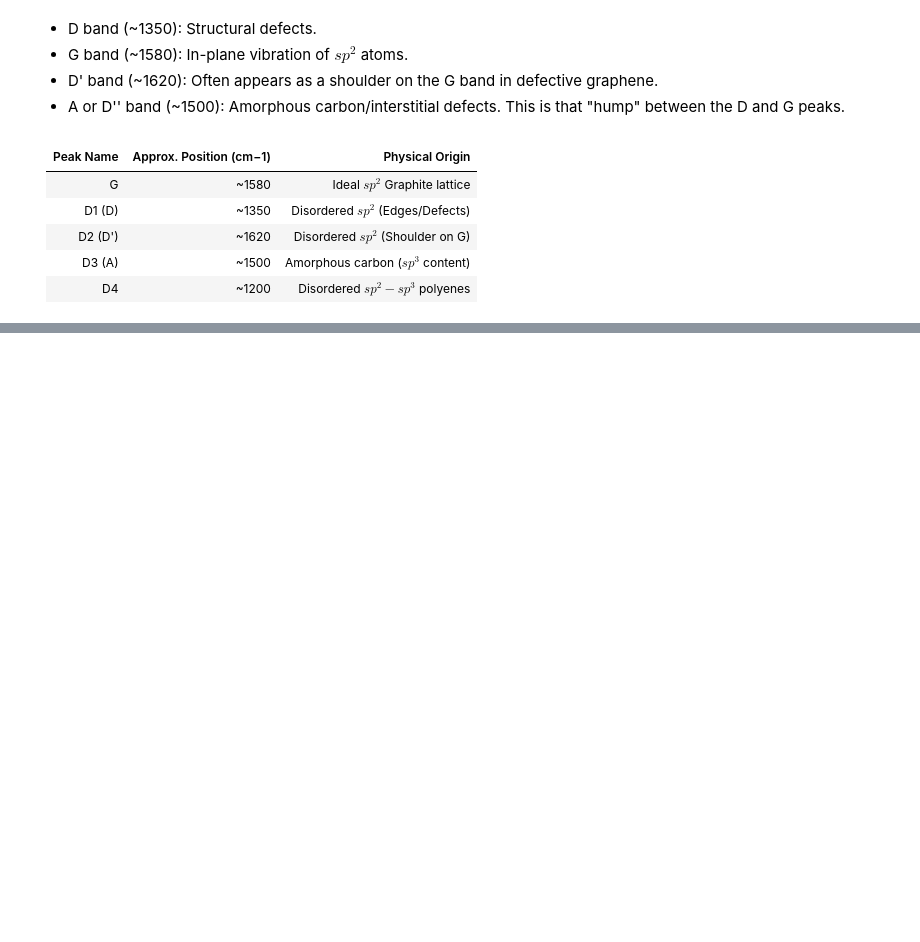
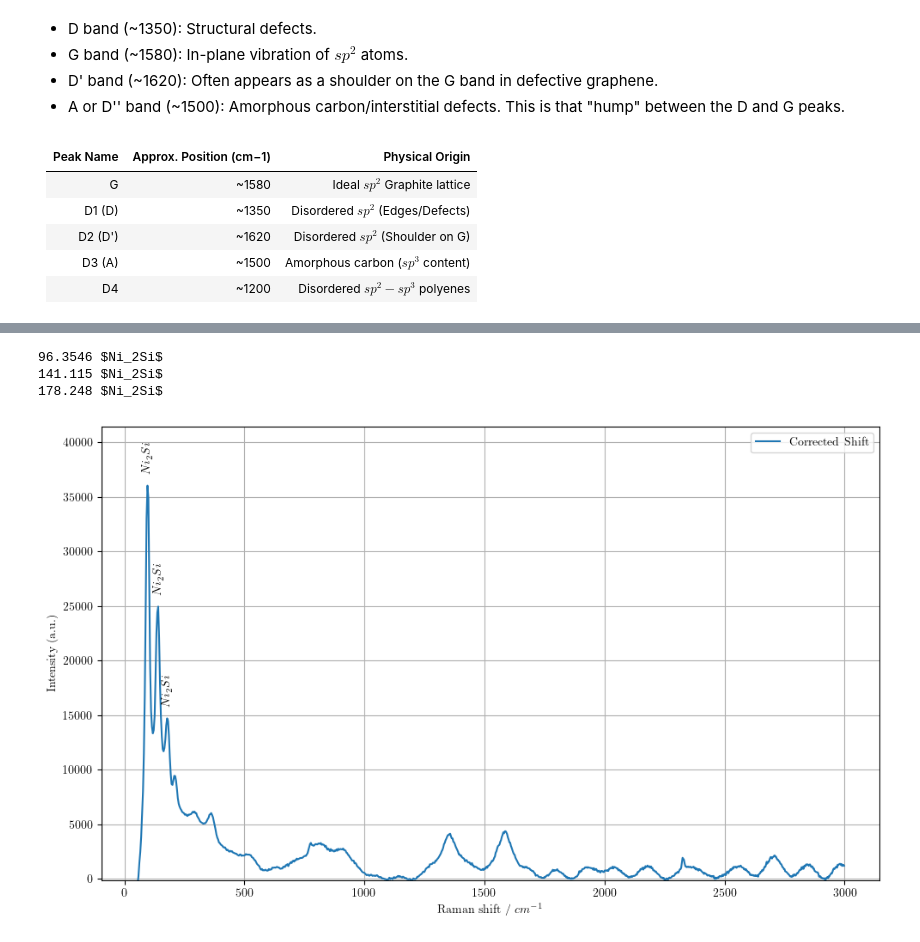
Before and after one commit to XXLutz13/Master_data, a Jupyter notebook: Raman/Ni2Si_foront_side.ipynb, the cells around one changed output, grey strips where cells are left out. Drawn from its saved outputs; the diff is of its cells as text; code cells hidden in the pictures; blank space fills up the shorter version.

```diff
--- a/Raman/Ni2Si_foront_side.ipynb
+++ b/Raman/Ni2Si_foront_side.ipynb
@@ -186,0 +247,25 @@ plt.show()
+# %%
+peak_labels = {96.3546: '$Ni_2Si$', 141.1150: '$Ni_2Si$', 178.2480: '$Ni_2Si$'}
+
+fig, ax = plt.subplots(figsize=(10, 6))
+
+ax.plot(data['Raman shift'], data['Corrected Intensity'], label=f'Corrected Shift')
+
+for position, name in peak_labels.items():
+    print(position, name)
+    plt.text(position, data.loc[data['Raman shift'] == position, 'Corrected Intensity'].values[0] + 1000, name,
+            ha='center', va='bottom', fontsize=10, fontweight='bold', rotation=90)
+
+plt.xlabel("Raman shift / $cm^{-1}$")
+plt.ylabel("Intensity (a.u.)")
+plt.legend()
+plt.ylim([-100, 1.15 * data['Corrected Intensity'].max()])
+plt.tight_layout()
+plt.grid(True)
+# plt.savefig(f'../Images/{name}.pdf', dpi=500)
+plt.show()
+# %% [output]
+96.3546 $Ni_2Si$
+141.115 $Ni_2Si$
+178.248 $Ni_2Si$
+[figure, added]
```
Also changed, not shown: parts of 5 cells of this notebook.
